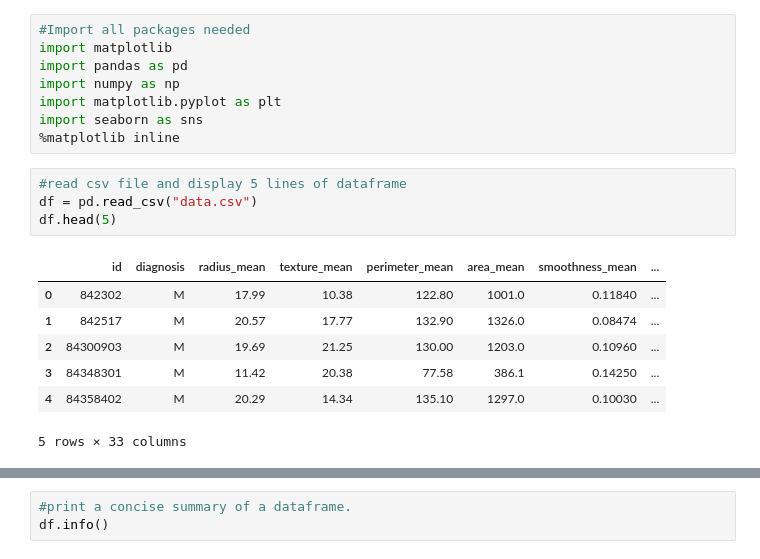
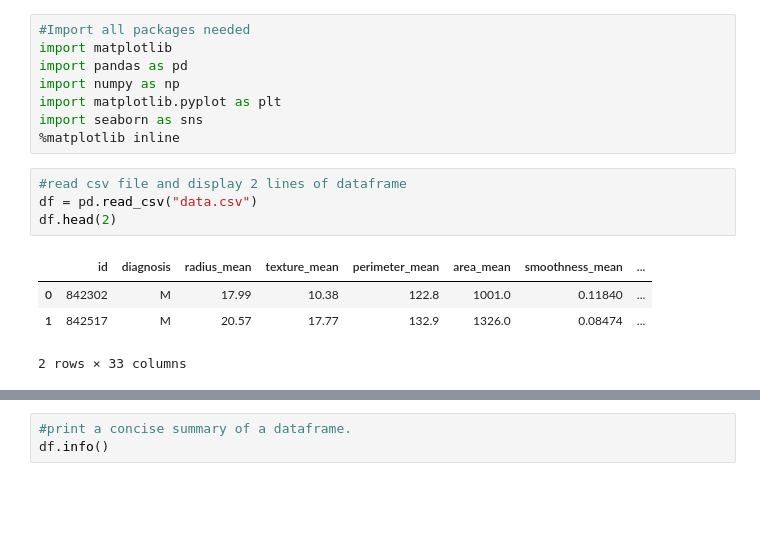
Before and after one commit to Marvykalu/Cancer_data_project, a Jupyter notebook: Breast_Cancer_data_processing.ipynb, the cells around one changed output, grey strips where cells are left out. Saved outputs shown, nothing was run; the diff lists cells and outputs as text; blank space fills up the shorter version.

```diff
--- a/Breast_Cancer_data_processing.ipynb
+++ b/Breast_Cancer_data_processing.ipynb
@@ -41,14 +41,11 @@ import matplotlib.pyplot as plt
 import seaborn as sns
 %matplotlib inline
 # %%
-#read csv file and display 5 lines of dataframe
+#read csv file and display 2 lines of dataframe
 df = pd.read_csv("data.csv")
-df.head(5)
+df.head(2)
 # %% [output]
 |  | id | diagnosis | radius_mean | texture_mean | perimeter_mean | area_mean | smoothness_mean | ... |
-| 0 | 842302 | M | 17.99 | 10.38 | 122.80 | 1001.0 | 0.11840 | ... |
-| 1 | 842517 | M | 20.57 | 17.77 | 132.90 | 1326.0 | 0.08474 | ... |
-| 2 | 84300903 | M | 19.69 | 21.25 | 130.00 | 1203.0 | 0.10960 | ... |
-| 3 | 84348301 | M | 11.42 | 20.38 | 77.58 | 386.1 | 0.14250 | ... |
-| 4 | 84358402 | M | 20.29 | 14.34 | 135.10 | 1297.0 | 0.10030 | ... |
+| 0 | 842302 | M | 17.99 | 10.38 | 122.8 | 1001.0 | 0.11840 | ... |
+| 1 | 842517 | M | 20.57 | 17.77 | 132.9 | 1326.0 | 0.08474 | ... |
-5 rows × 33 columns
+2 rows × 33 columns
```
Also changed, not shown: parts of 20 cells of this notebook.
